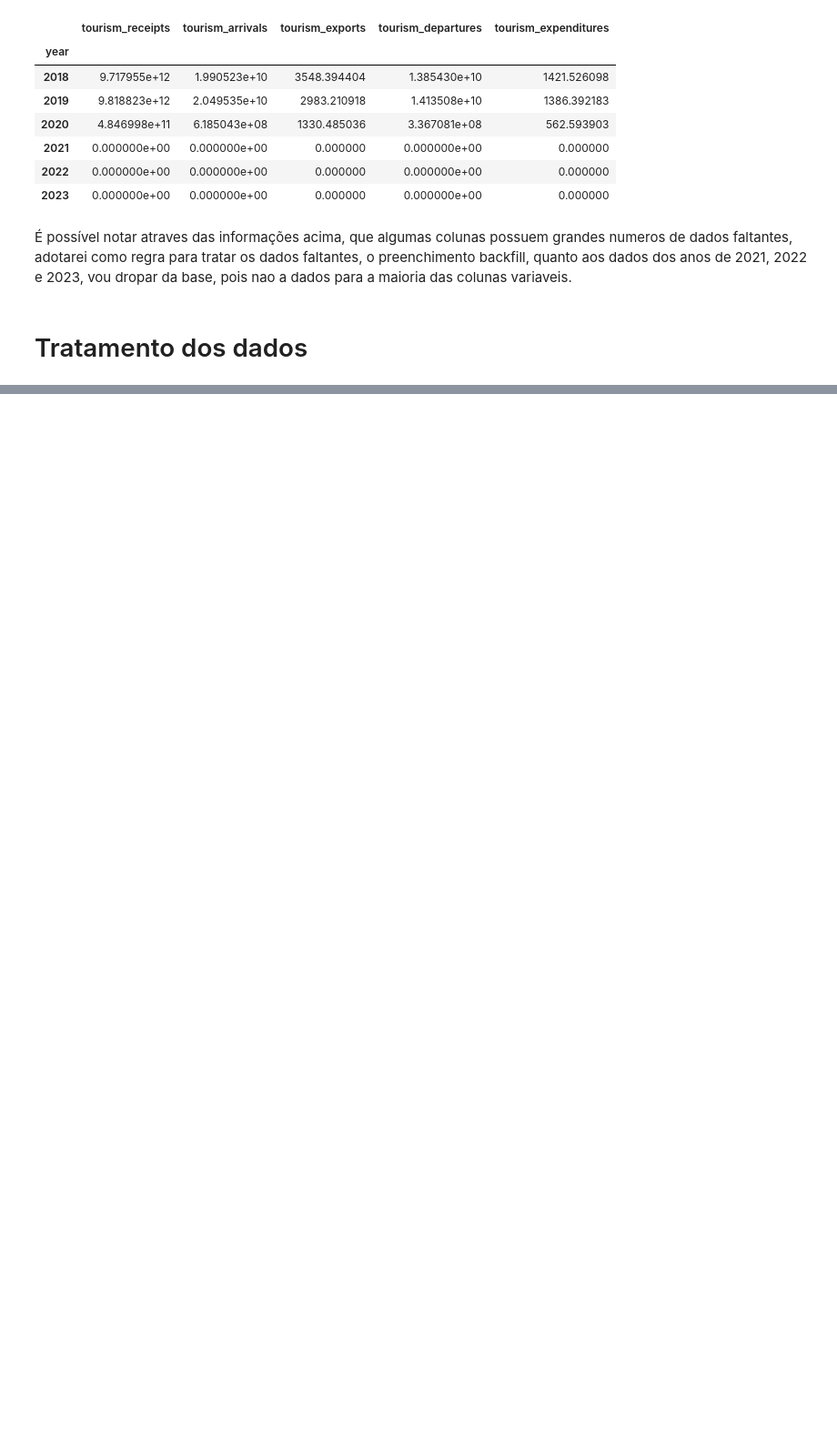
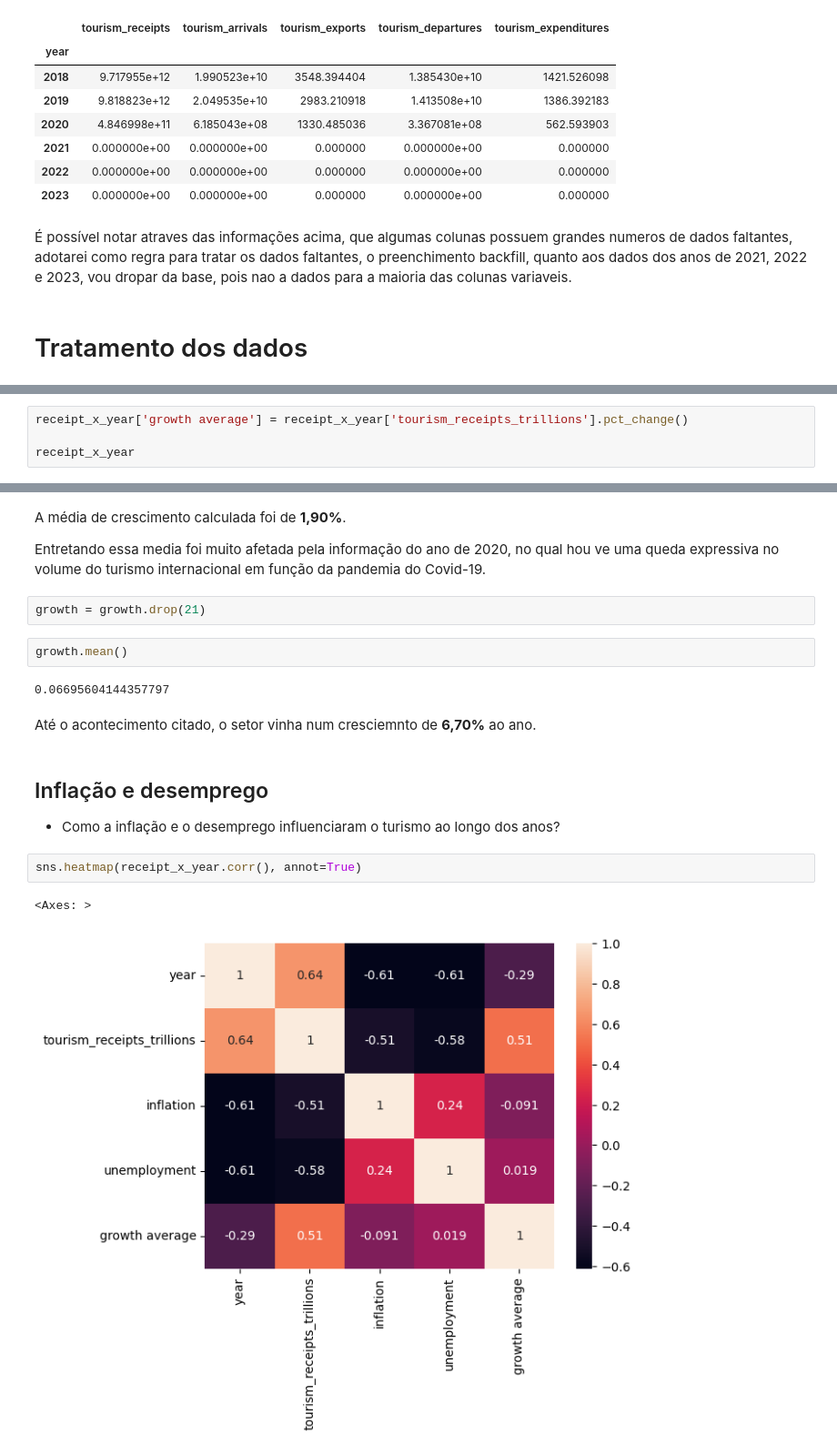
Before and after one commit to Gabs72P/Analise-da-economia-do-turismo-mundial, a Jupyter notebook: Projeto_Turismo.ipynb, the cells around one changed output, grey strips where cells are left out. Shown at 91% size. Cells and saved outputs as stored; diff of their text form; blank space fills up the shorter version.

```diff
--- a/Projeto_Turismo.ipynb
+++ b/Projeto_Turismo.ipynb
@@ -220,0 +279,4 @@ msno.matrix(tabela_turismo)
+# %%
+receipt_x_year['growth average'] = receipt_x_year['tourism_receipts_trillions'].pct_change()
+
+receipt_x_year
@@ -220,0 +307,21 @@ msno.matrix(tabela_turismo)
+# %% [markdown]
+A média de crescimento calculada foi de **1,90%**.
+
+Entretando essa media foi muito afetada pela informação do ano de 2020, no qual hou ve uma queda expressiva no volume do turismo internacional em função da pandemia do Covid-19.
+# %%
+growth = growth.drop(21)
+# %%
+growth.mean()
+# %% [output]
+0.06695604144357797
+# %% [markdown]
+Até o acontecimento citado, o setor vinha num cresciemnto de **6,70%** ao ano.
+# %% [markdown]
+## Inflação e desemprego
+
+*   Como a inflação e o desemprego influenciaram o turismo ao longo dos anos?
+# %%
+sns.heatmap(receipt_x_year.corr(), annot=True)
+# %% [output]
+<Axes: >
+[figure, added]
```
Also changed, not shown: parts of 26 cells of this notebook.
